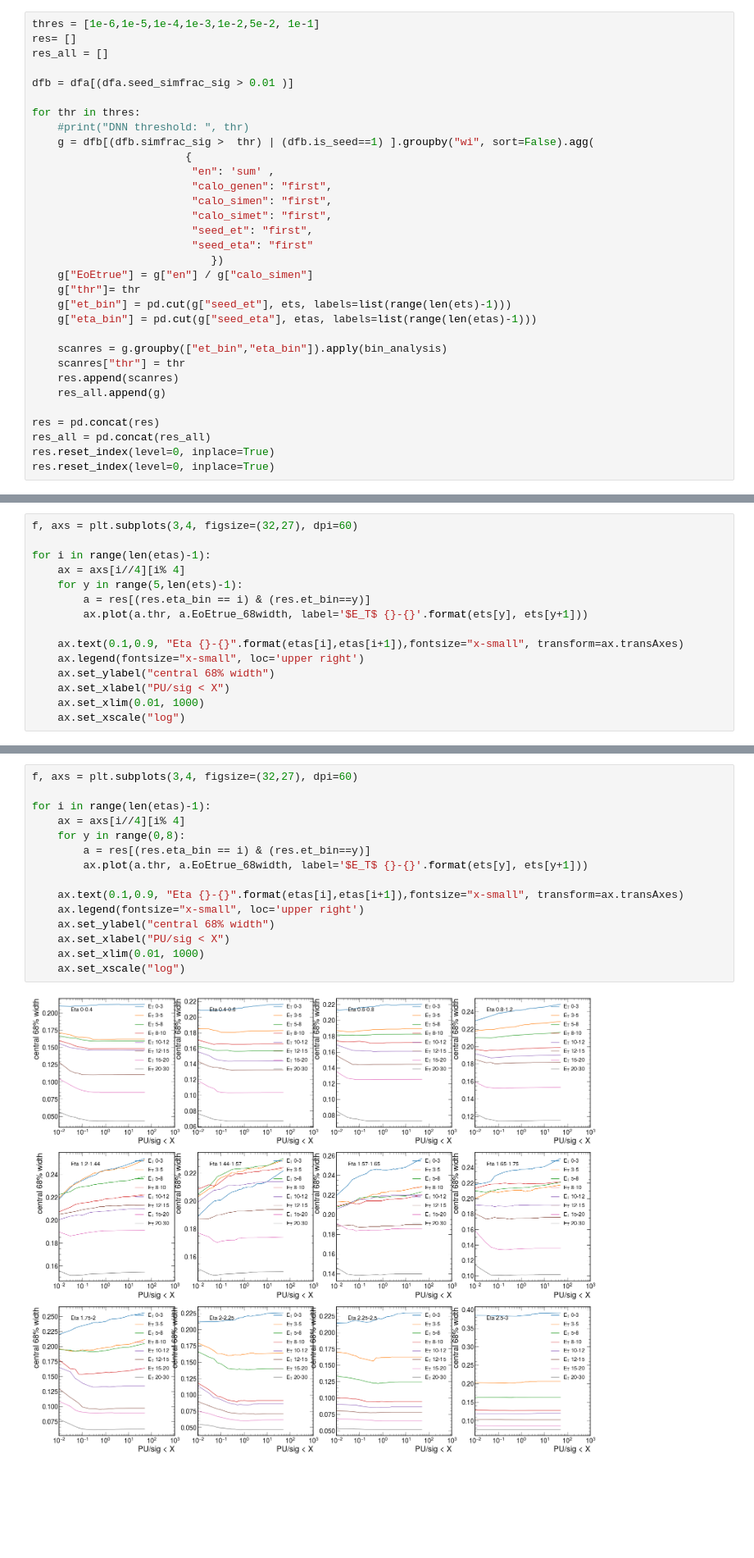
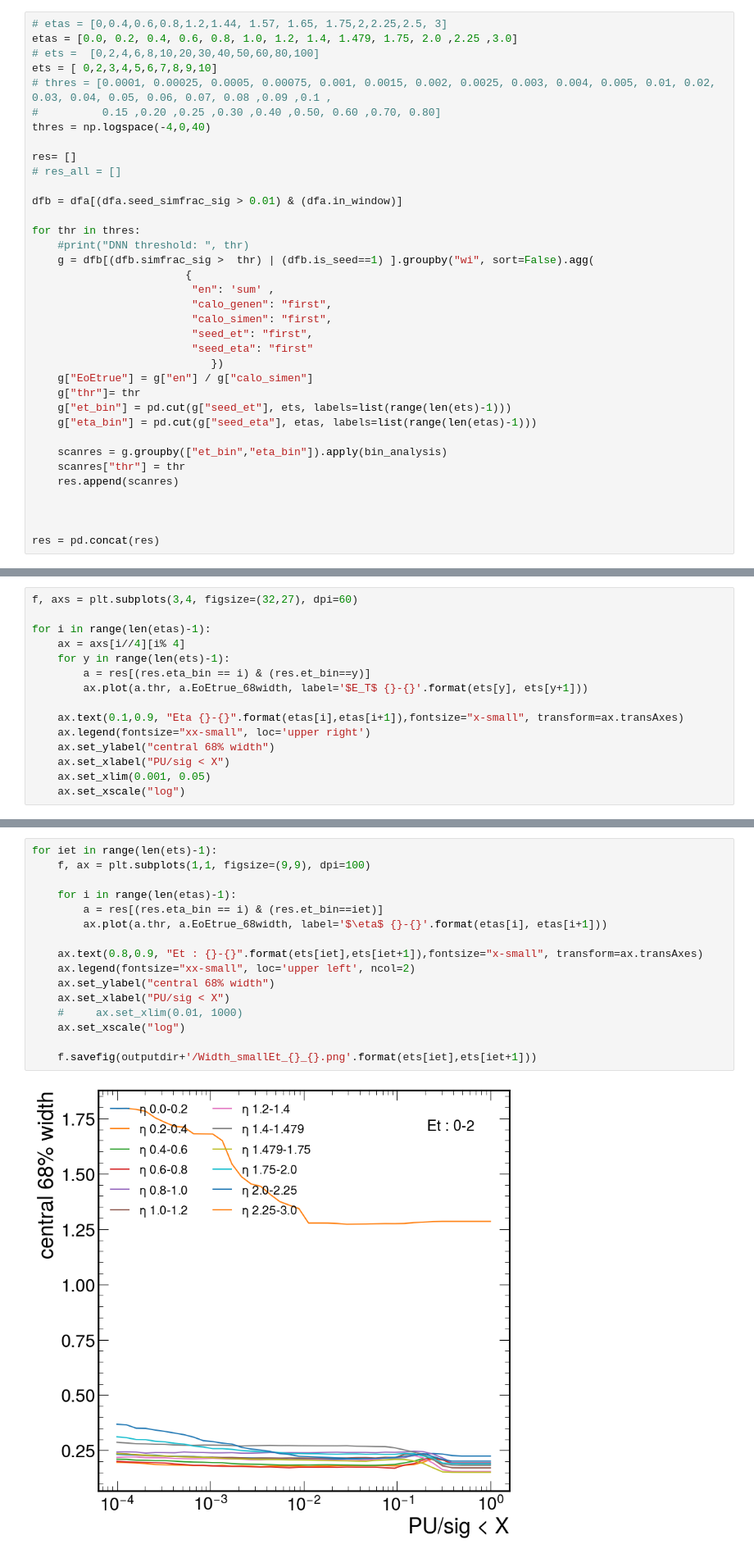
Before and after one commit to valsdav/DeepSuperCluster, a Jupyter notebook: NtuplesProduction/check_input_dataset/SimFraction_lowEt_checks.ipynb, the cells around one changed output, grey strips where cells are left out. Shown at 82% size. Saved outputs shown, nothing was run; the diff lists cells and outputs as text; blank space fills up the shorter version.

```diff
--- a/NtuplesProduction/check_input_dataset/SimFraction_lowEt_checks.ipynb
+++ b/NtuplesProduction/check_input_dataset/SimFraction_lowEt_checks.ipynb
@@ -74,9 +47,16 @@ dfa.head()
 # %%
-thres = [1e-6,1e-5,1e-4,1e-3,1e-2,5e-2, 1e-1]
+# etas = [0,0.4,0.6,0.8,1.2,1.44, 1.57, 1.65, 1.75,2,2.25,2.5, 3]
+etas = [0.0, 0.2, 0.4, 0.6, 0.8, 1.0, 1.2, 1.4, 1.479, 1.75, 2.0 ,2.25 ,3.0]
+# ets =  [0,2,4,6,8,10,20,30,40,50,60,80,100]
+ets = [ 0,2,3,4,5,6,7,8,9,10]
+# thres = [0.0001, 0.00025, 0.0005, 0.00075, 0.001, 0.0015, 0.002, 0.0025, 0.003, 0.004, 0.005, 0.01, 0.02, 0.03, 0.04, 0.05, 0.06, 0.07, 0.08 ,0.09 ,0.1 ,
+#          0.15 ,0.20 ,0.25 ,0.30 ,0.40 ,0.50, 0.60 ,0.70, 0.80]
+thres = np.logspace(-4,0,40)
+
 res= []
-res_all = []
+# res_all = []
 
-dfb = dfa[(dfa.seed_simfrac_sig > 0.01 )]
+dfb = dfa[(dfa.seed_simfrac_sig > 0.01) & (dfa.in_window)]
 
 for thr in thres:
     #print("DNN threshold: ", thr)
@@ -85,7 +65,6 @@ for thr in thres:
                          "en": 'sum' ,
                          "calo_genen": "first",
                          "calo_simen": "first",
-                         "calo_simet": "first",
                          "seed_et": "first",
                          "seed_eta": "first"
                             })
@@ -97,9 +76,7 @@ for thr in thres:
     scanres = g.groupby(["et_bin","eta_bin"]).apply(bin_analysis)
     scanres["thr"] = thr
     res.append(scanres)
-    res_all.append(g)
+
+
 
 res = pd.concat(res)
-res_all = pd.concat(res_all)
-res.reset_index(level=0, inplace=True)
-res.reset_index(level=0, inplace=True)
@@ -127,14 +123,14 @@ f, axs = plt.subplots(3,4, figsize=(32,27), dpi=60)
 
 for i in range(len(etas)-1):
     ax = axs[i//4][i% 4]
-    for y in range(5,len(ets)-1):
+    for y in range(len(ets)-1):
         a = res[(res.eta_bin == i) & (res.et_bin==y)]
         ax.plot(a.thr, a.EoEtrue_68width, label='$E_T$ {}-{}'.format(ets[y], ets[y+1]))
 
     ax.text(0.1,0.9, "Eta {}-{}".format(etas[i],etas[i+1]),fontsize="x-small", transform=ax.transAxes)
-    ax.legend(fontsize="x-small", loc='upper right')
+    ax.legend(fontsize="xx-small", loc='upper right')
     ax.set_ylabel("central 68% width")
     ax.set_xlabel("PU/sig < X")
-    ax.set_xlim(0.01, 1000)
+    ax.set_xlim(0.001, 0.05)
     ax.set_xscale("log")
 # %% [output]
@@ -142,17 +138,18 @@ for i in range(len(etas)-1):
 # %%
-f, axs = plt.subplots(3,4, figsize=(32,27), dpi=60)
+for iet in range(len(ets)-1):
+    f, ax = plt.subplots(1,1, figsize=(9,9), dpi=100)
 
-for i in range(len(etas)-1):
-    ax = axs[i//4][i% 4]
-    for y in range(0,8):
-        a = res[(res.eta_bin == i) & (res.et_bin==y)]
-        ax.plot(a.thr, a.EoEtrue_68width, label='$E_T$ {}-{}'.format(ets[y], ets[y+1]))
+    for i in range(len(etas)-1):
+        a = res[(res.eta_bin == i) & (res.et_bin==iet)]
+        ax.plot(a.thr, a.EoEtrue_68width, label='$\eta$ {}-{}'.format(etas[i], etas[i+1]))
 
-    ax.text(0.1,0.9, "Eta {}-{}".format(etas[i],etas[i+1]),fontsize="x-small", transform=ax.transAxes)
-    ax.legend(fontsize="x-small", loc='upper right')
+    ax.text(0.8,0.9, "Et : {}-{}".format(ets[iet],ets[iet+1]),fontsize="x-small", transform=ax.transAxes)
+    ax.legend(fontsize="xx-small", loc='upper left', ncol=2)
     ax.set_ylabel("central 68% width")
     ax.set_xlabel("PU/sig < X")
-    ax.set_xlim(0.01, 1000)
+    #     ax.set_xlim(0.01, 1000)
     ax.set_xscale("log")
+
+    f.savefig(outputdir+'/Width_smallEt_{}_{}.png'.format(ets[iet],ets[iet+1]))
 # %% [output]
-[figure, old version]
+[figure, new version]
```
Also changed, not shown: parts of 32 cells of this notebook, 6 other files.
